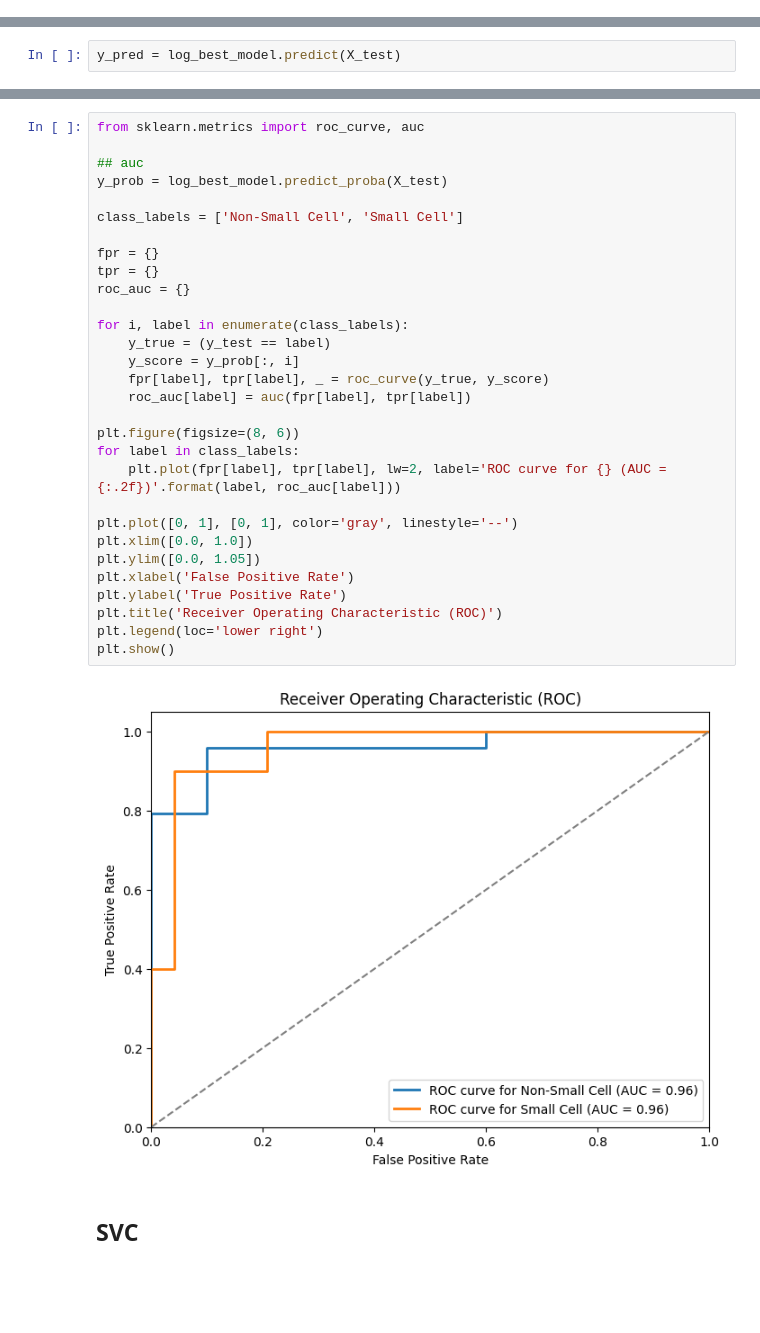
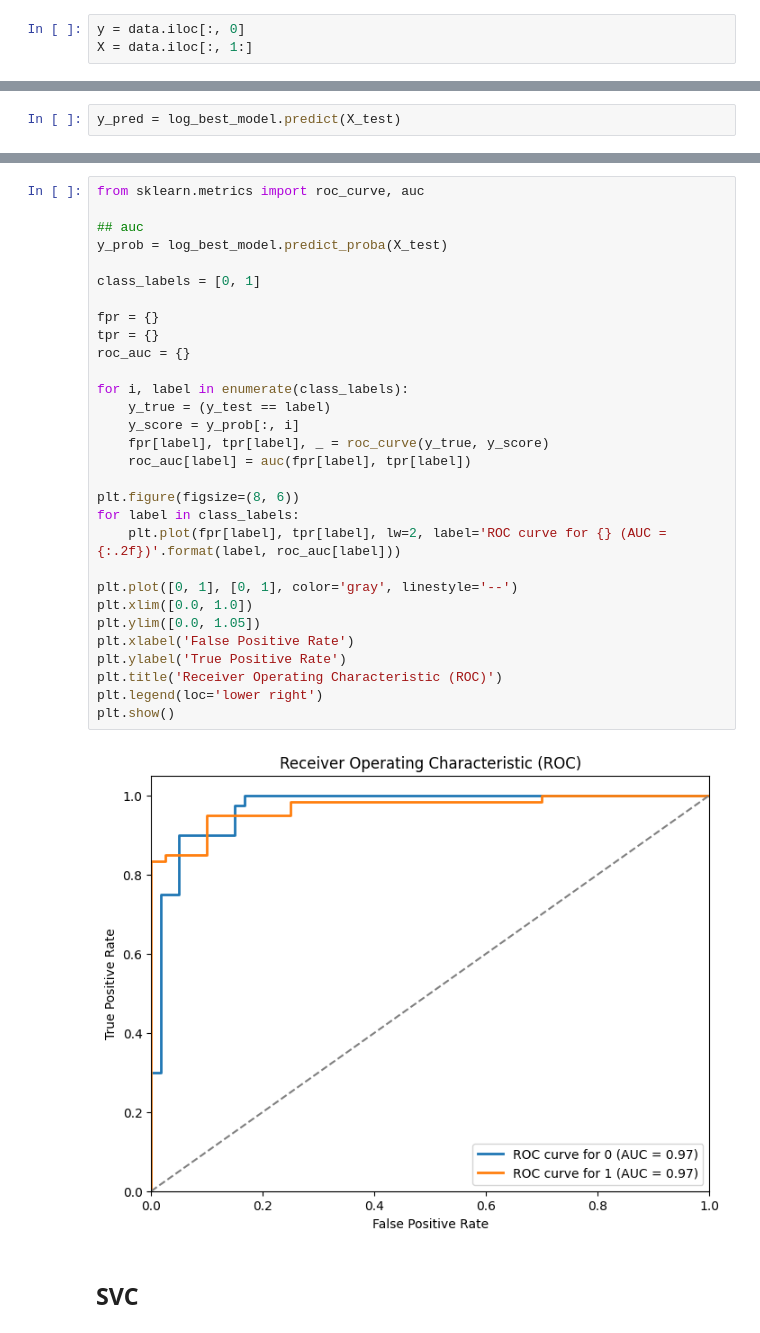
Before and after one commit to gc2321/3235-Machine-Learning, a Jupyter notebook: lung/glaucoma.ipynb, the cells around one changed output, grey strips where cells are left out. Cells and saved outputs as stored; diff of their text form; blank space fills up the shorter version.

```diff
--- a/lung/glaucoma.ipynb
+++ b/lung/glaucoma.ipynb
@@ -219,3 +220,6 @@ y = data.iloc[:, -1]
+# %%
+y = data.iloc[:, 0]
+X = data.iloc[:, 1:]
 # %%
 from sklearn.model_selection import train_test_split
 X_train, X_test, y_train, y_test = train_test_split(X, y, test_size=0.2, stratify=y, random_state=42)
@@ -299,35 +307,35 @@ Non-Small Cell       0.96      0.96      0.96        24
 # %%
 from sklearn.metrics import roc_curve, auc
 
 ## auc
 y_prob = log_best_model.predict_proba(X_test)
 
-class_labels = ['Non-Small Cell', 'Small Cell']
+class_labels = [0, 1]
 
 fpr = {}
 tpr = {}
 roc_auc = {}
 
 for i, label in enumerate(class_labels):
     y_true = (y_test == label)
     y_score = y_prob[:, i]
     fpr[label], tpr[label], _ = roc_curve(y_true, y_score)
     roc_auc[label] = auc(fpr[label], tpr[label])
 
 plt.figure(figsize=(8, 6))
 for label in class_labels:
     plt.plot(fpr[label], tpr[label], lw=2, label='ROC curve for {} (AUC = {:.2f})'.format(label, roc_auc[label]))
 
 plt.plot([0, 1], [0, 1], color='gray', linestyle='--')
 plt.xlim([0.0, 1.0])
 plt.ylim([0.0, 1.05])
 plt.xlabel('False Positive Rate')
 plt.ylabel('True Positive Rate')
 plt.title('Receiver Operating Characteristic (ROC)')
 plt.legend(loc='lower right')
 plt.show()
 # %% [output]
-[figure, old version]
+[figure, new version]
 # %% [markdown]
 ## **SVC**
 # %%
```
Also changed, not shown: parts of 35 cells of this notebook.
